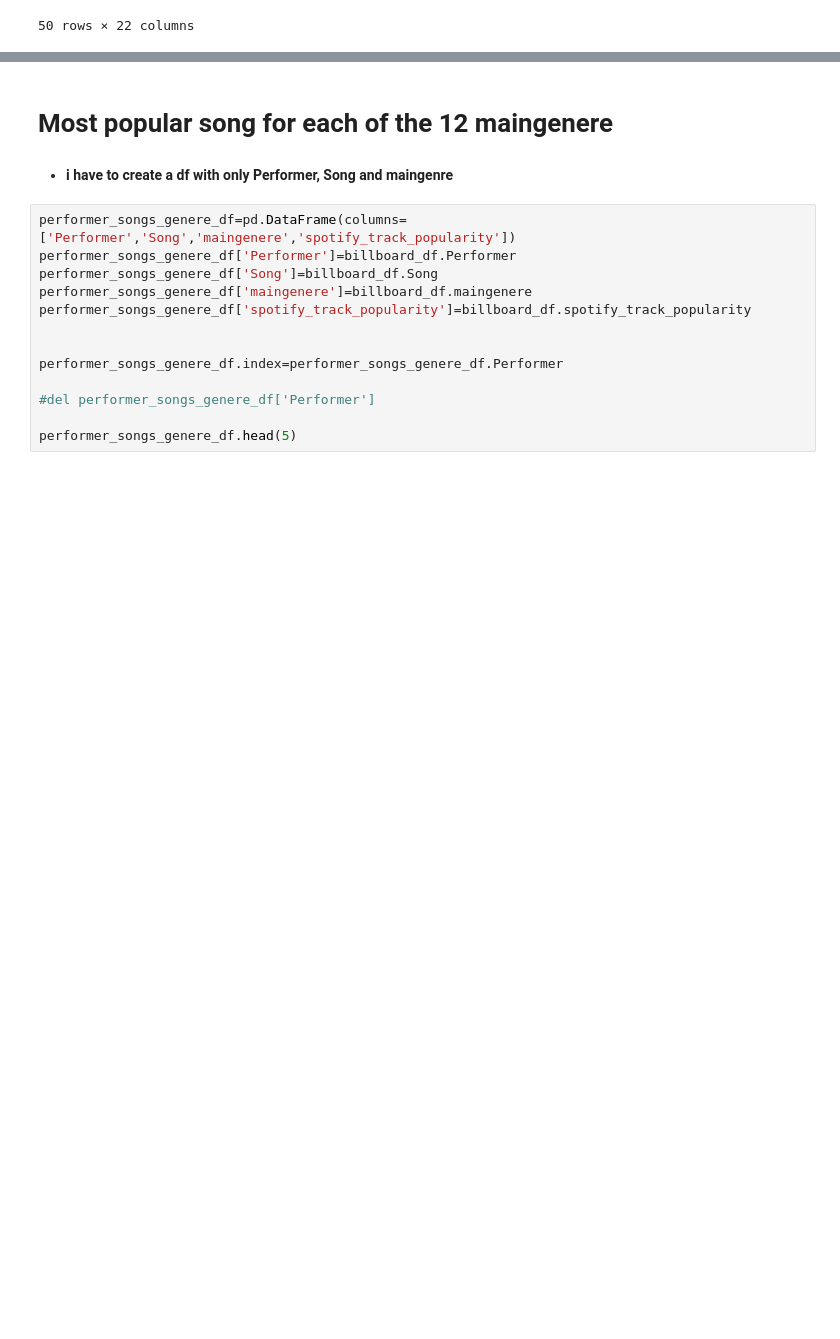
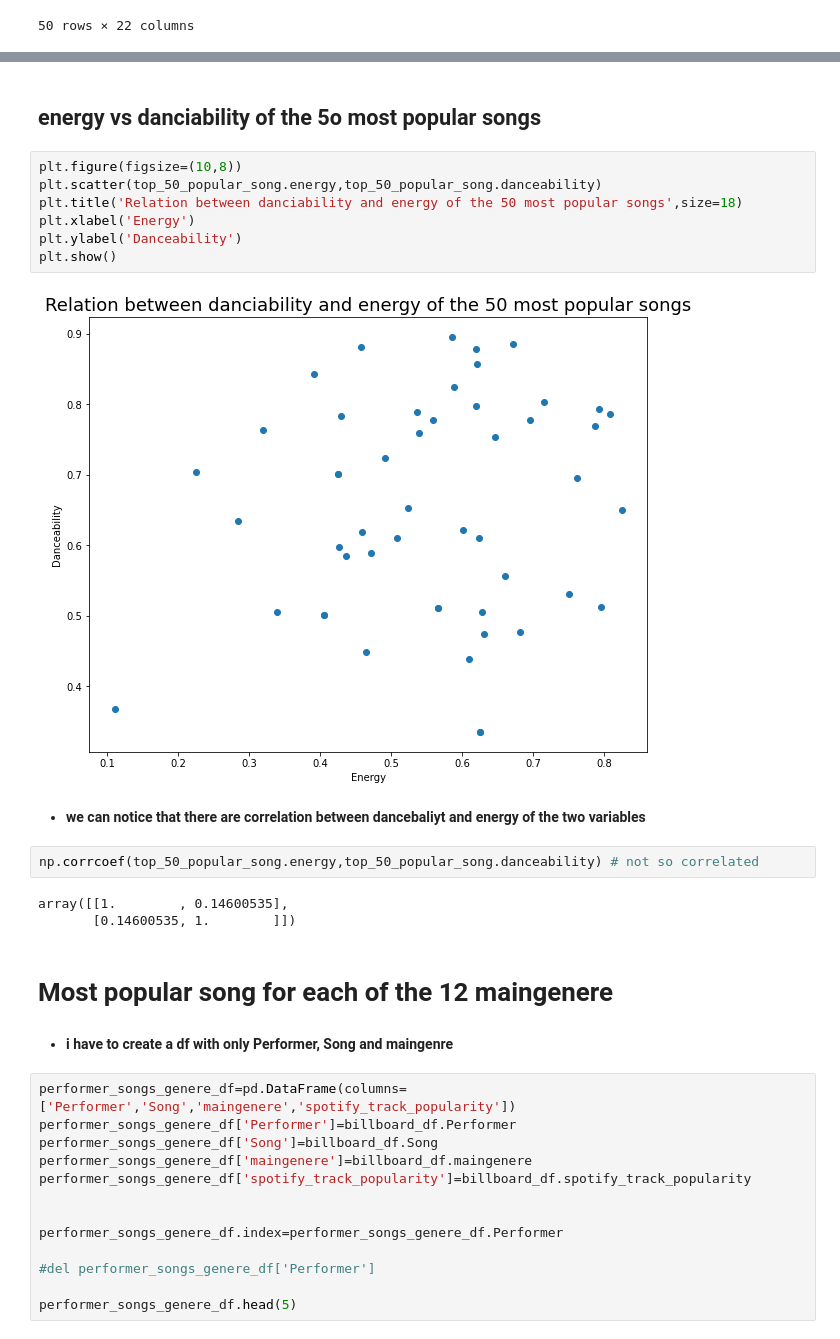
Before and after one commit to alelovo/Project_programming, a Jupyter notebook: project.ipynb, the cells around one changed output, grey strips where cells are left out. Saved outputs shown, nothing was run; the diff lists cells and outputs as text; blank space fills up the shorter version.

Commit message:
Start to investigate correlation - other graph

```diff
--- a/project.ipynb
+++ b/project.ipynb
@@ -485,3 +518,21 @@ top_50_popular_song
+# %% [markdown]
+## **energy vs danciability of the 5o most popular songs**
+# %%
+plt.figure(figsize=(10,8))
+plt.scatter(top_50_popular_song.energy,top_50_popular_song.danceability)
+plt.title('Relation between danciability and energy of the 50 most popular songs',size=18)
+plt.xlabel('Energy')
+plt.ylabel('Danceability')
+plt.show()
+# %% [output]
+[figure, added]
+# %% [markdown]
+* **we can notice that there are correlation between dancebaliyt and energy of the two variables**
+# %%
+np.corrcoef(top_50_popular_song.energy,top_50_popular_song.danceability) # not so correlated
+# %% [output]
+array([[1.        , 0.14600535],
+       [0.14600535, 1.        ]])
 # %% [markdown]
 # **Most popular song for each of the 12 maingenere**
 # %% [markdown]
```
Also changed, not shown: parts of 28 cells of this notebook.
